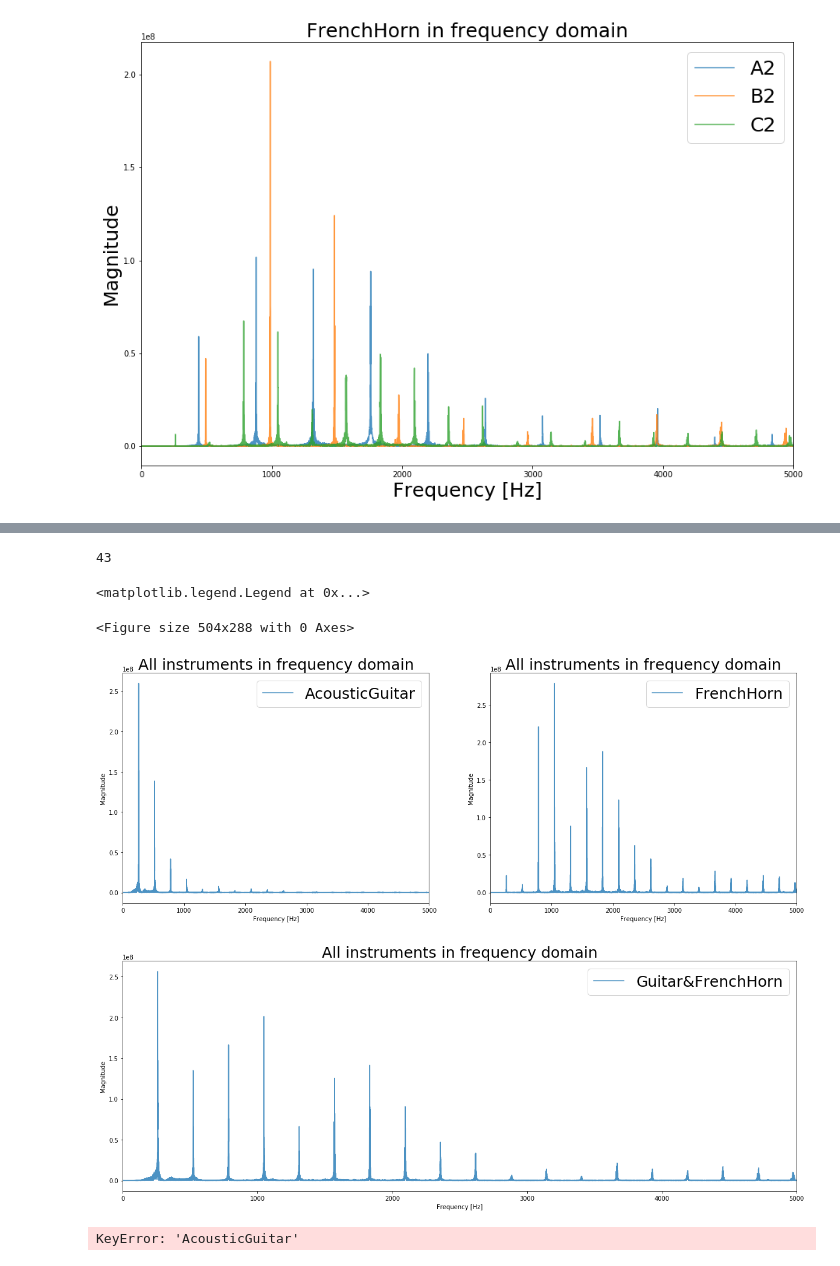
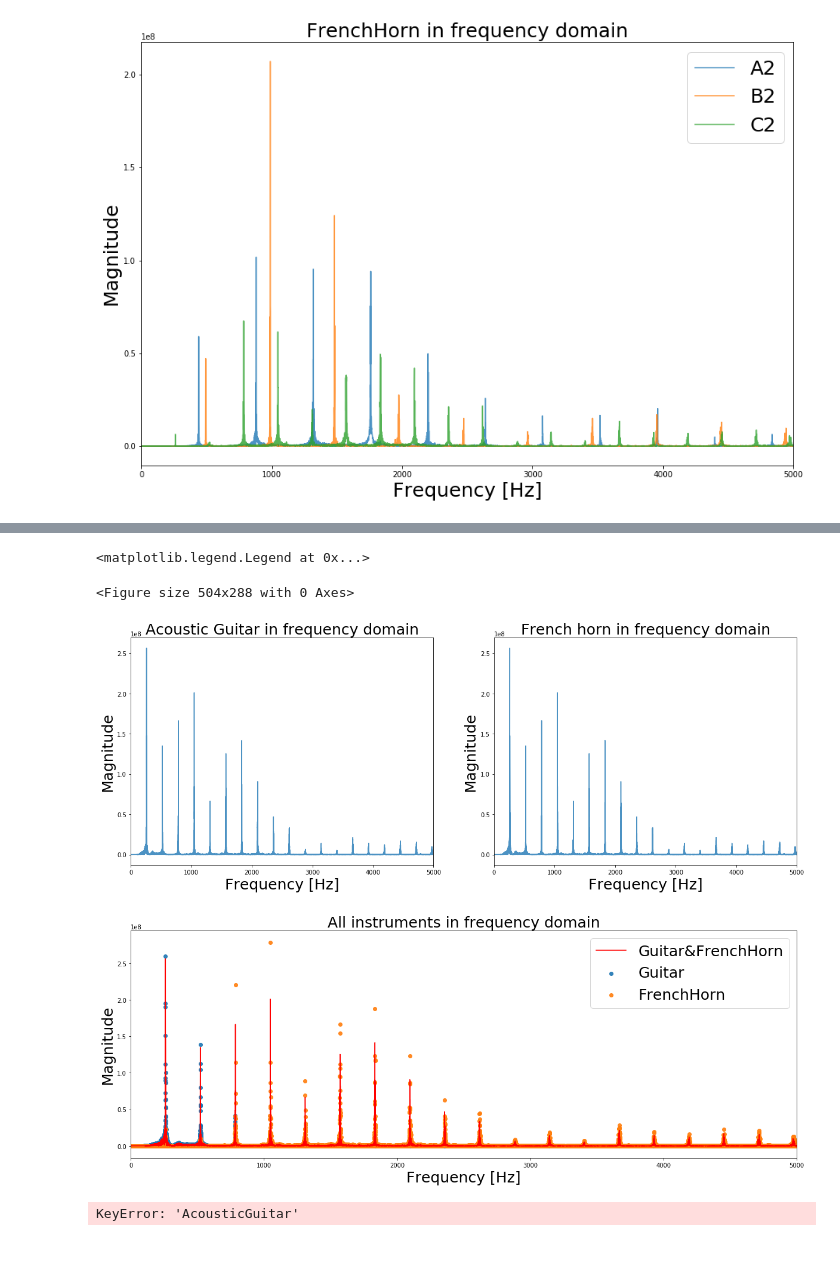
Before and after one commit to AM205-Final-Project/InstrumentClassification, a Jupyter notebook: Trial.ipynb, the cells around one changed output, grey strips where cells are left out. Saved outputs shown, nothing was run; the diff lists cells and outputs as text; code cells hidden in the pictures.

```diff
--- a/Trial.ipynb
+++ b/Trial.ipynb
@@ -210,19 +87,0 @@ RockGuitar_C
-# %%
-plt.figure()
-instrument = instruments[7]
-print(instrument)
-fs, data = wavfile.read('sounds/'+instrument[:-2]+'.wav') # load the data
-freqs[instrument] = fs
-
-# sample selected = 1 to 2 sec
-start = 0*fs
-end = 4*fs
-samples[instrument] = data.T[0][start:end]
-t_length = data.shape[0]
-plt.plot(np.linspace(0,t_length/fs, t_length), data.T[0], label = 'Entire recording')
-plt.plot(np.linspace(start/fs, end/fs, (end-start)), samples[instrument], label = 'Selected sample')
-plt.title(instrument + ' in Time domain', fontsize = 15)
-plt.xlabel('Time [s]', fontsize = 15)
-plt.ylabel('Magnitude', fontsize = 15)
-plt.legend(fontsize = 15)
-plt.show()
@@ -450,53 +270,46 @@ Text(0, 0.5, 'Peak frequency FrenchHorn B2')
-# %%
-np.sum(c_A2 >= 10e6)
-# %% [output]
-43
 # %%
 plt.figure(figsize = (7,4))
 
-sample = samples['AcousticGuitar']
+sample = samples['AcousticGuitar_C']
 #b=[(ele/2**8.)*2-1 for ele in sample] # this is 8-bit track, b is now normalized on [-1,1)
-c = rfft(sample) # calculate fourier transform (complex numbers list)
-fs = freqs['AcousticGuitar']
+c_guit = rfft(sample) # calculate fourier transform (complex numbers list)
+fs = freqs['AcousticGuitar_C']
 
 fig, ax = plt.subplots(1,2, figsize=(20,7))
-ax[0].plot(np.linspace(0,fs, len(c)), abs(c), label = 'AcousticGuitar', alpha = 0.8)
-ax[0].set_title('All instruments in frequency domain', fontsize = 25)
-ax[0].set(xlabel='Frequency [Hz]', ylabel='Magnitude')
+ax[0].plot(np.linspace(0,fs, len(c)), abs(c), alpha = 0.8)
+ax[0].set_title('Acoustic Guitar in frequency domain', fontsize = 25)
+ax[0].set_xlabel('Frequency [Hz]', fontsize = 25)
+ax[0].set_ylabel('Magnitude', fontsize = 25)
 ax[0].set_xlim(0,5000)
-ax[0].legend(fontsize= 25)
 
-sample = samples['FrenchHorn']
-#b=[(ele/2**8.)*2-1 for ele in sample] # this is 8-bit track, b is now normalized on [-1,1)
-c = rfft(sample) # calculate fourier transform (complex numbers list)
-fs = freqs['FrenchHorn']
-ax[1].plot(np.linspace(0,fs, len(c)), abs(c), label = 'FrenchHorn', alpha = 0.8)
+sample = samples['FrenchHorn_C']
+c_fh = rfft(sample) # calculate fourier transform (complex numbers list)
+fs = freqs['FrenchHorn_C']
+ax[1].plot(np.linspace(0,fs, len(c)), abs(c), alpha = 0.8)
 
-ax[1].set_title('All instruments in frequency domain', fontsize = 25)
-ax[1].set(xlabel='Frequency [Hz]', ylabel='Magnitude')
-ax[1].legend(fontsize= 25)
+ax[1].set_title('French horn in frequency domain', fontsize = 25)
+ax[1].set_xlabel('Frequency [Hz]', fontsize = 25)
+ax[1].set_ylabel('Magnitude', fontsize = 25)
 ax[1].set_xlim(0,5000)
 
 fig, ax = plt.subplots(figsize=(20,7))
 
-sample = samples['Guitar&FrenchHorn']
-#b=[(ele/2**8.)*2-1 for ele in sample] # this is 8-bit track, b is now normalized on [-1,1)
+sample = mix_samples['Guitar&FrenchHorn_C']
 c = rfft(sample) # calculate fourier transform (complex numbers list)
 
-
-fs = freqs['Guitar&FrenchHorn']
-
-ax.plot(np.linspace(0,fs, len(c)), abs(c), label = 'Guitar&FrenchHorn', alpha = 0.8)
-
+ax.plot(np.linspace(0,fs, len(c)), abs(c), c= 'red',label = 'Guitar&FrenchHorn')
+ax.scatter(np.linspace(0,fs, len(c)), abs(c_guit), label = 'Guitar',alpha = 0.9)
+ax.scatter(np.linspace(0,fs, len(c)), abs(c_fh), label = 'FrenchHorn',alpha = 0.9)
 ax.set_title('All instruments in frequency domain', fontsize = 25)
-ax.set(xlabel='Frequency [Hz]', ylabel='Magnitude')
+ax.set_xlabel('Frequency [Hz]', fontsize = 25)
+ax.set_ylabel('Magnitude', fontsize = 25)
 ax.set_xlim(0,5000)
 ax.legend(fontsize= 25)
 # %% [output]
 <matplotlib.legend.Legend at 0x...>
 <Figure size 504x288 with 0 Axes>
-[figure, old version]
+[figure, new version]
-[figure, old version]
+[figure, new version]
 # %%
 plt.figure(figsize = (15,10))
 sample = samples['AcousticGuitar']
```
Also changed, not shown: parts of 16 cells of this notebook.
